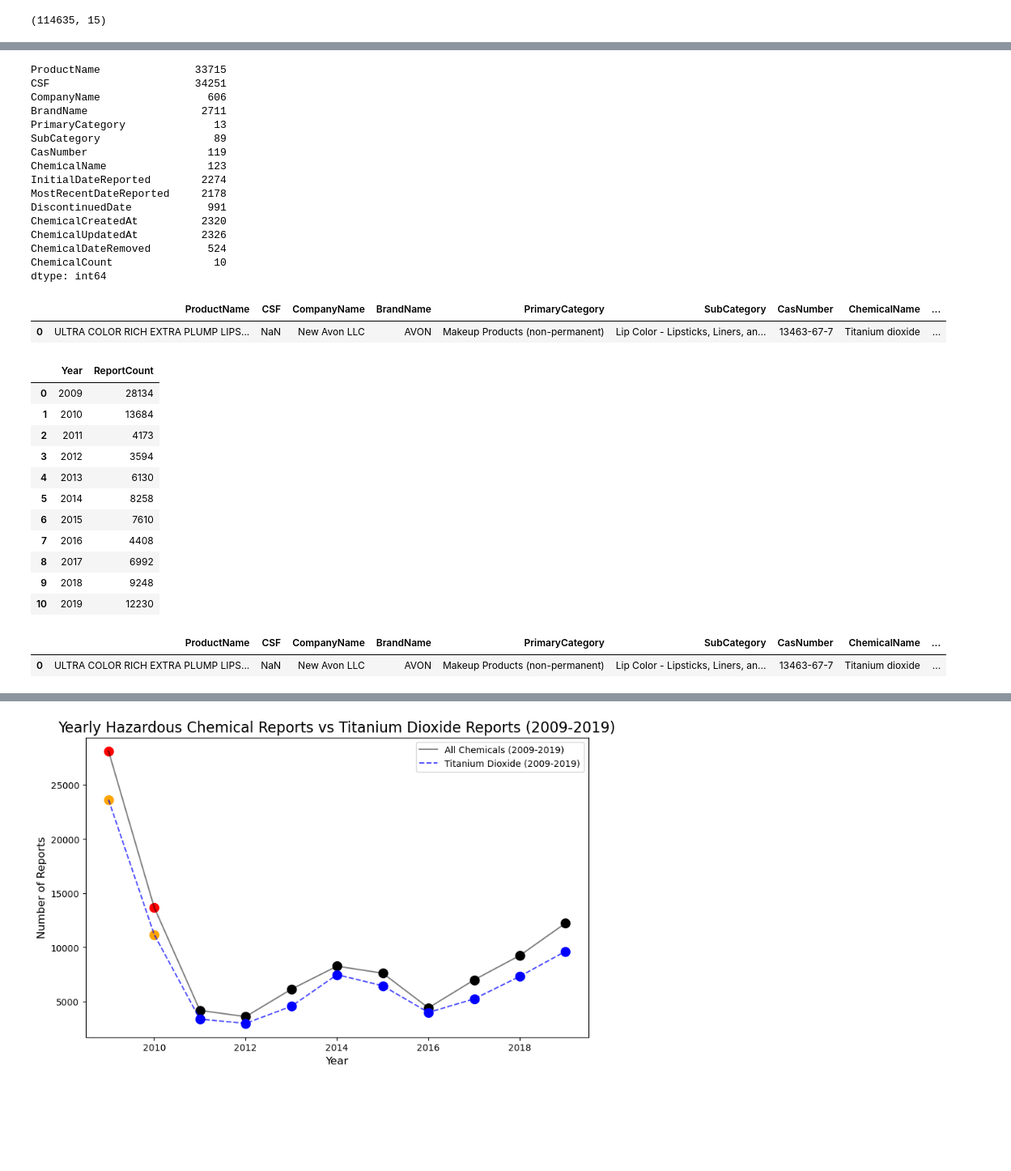
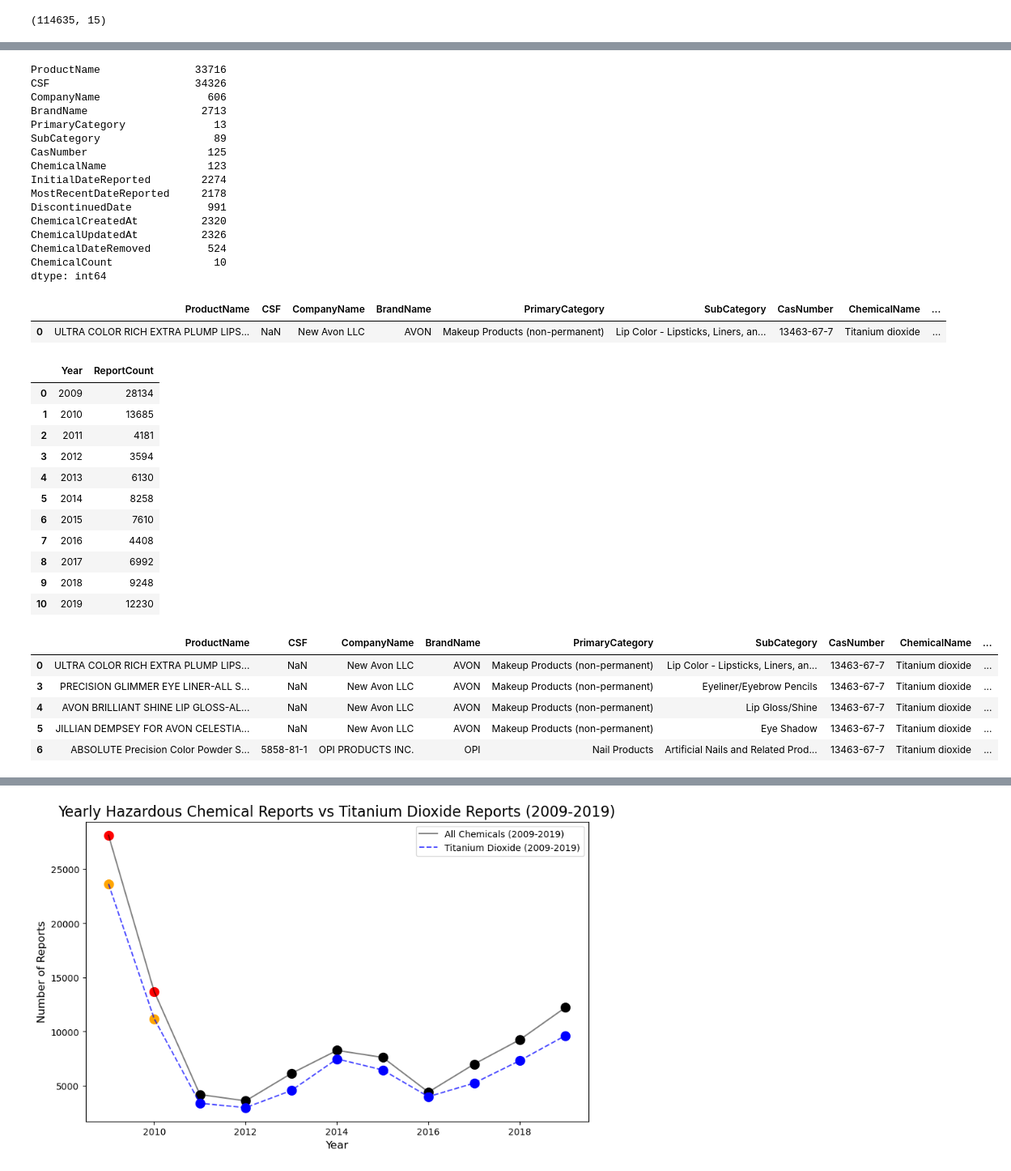
Before and after one commit to Nova8F/Project_1.0, a Jupyter notebook: DM_Project1_Group1_EDA.ipynb, the cells around one changed output, grey strips where cells are left out. Shown: that part at 81% size. Drawn from its saved outputs; the diff is of its cells as text; code cells hidden in the pictures; blank space fills up the shorter version.

Commit message:
10/21 edits, data cleaning for final script

```diff
--- a/DM_Project1_Group1_EDA.ipynb
+++ b/DM_Project1_Group1_EDA.ipynb
@@ -8,7 +8,7 @@ import warnings
 warnings.filterwarnings("ignore")
 # %%
 # Read in the data set
-input_data = "Resources/cosmetics_data.csv"
+input_data = "Resources/cscpopendata.csv"
 cosmetics_df = pd.read_csv(input_data, low_memory=False)
 cosmetics_df.head(1)
 # %% [output]
@@ -55,13 +55,13 @@ cosmetics_cleaned_df.shape
 # Check unique values for each column
 cosmetics_cleaned_df.nunique()
 # %% [output]
-ProductName               33715
-CSF                       34251
+ProductName               33716
+CSF                       34326
 CompanyName                 606
-BrandName                  2711
+BrandName                  2713
 PrimaryCategory              13
 SubCategory                  89
-CasNumber                   119
+CasNumber                   125
 ChemicalName                123
 InitialDateReported        2274
 MostRecentDateReported     2178
@@ -94,8 +94,8 @@ yearly_report_df
 # %% [output]
 |  | Year | ReportCount |
 | 0 | 2009 | 28134 |
-| 1 | 2010 | 13684 |
-| 2 | 2011 | 4173 |
+| 1 | 2010 | 13685 |
+| 2 | 2011 | 4181 |
 | 3 | 2012 | 3594 |
 | 4 | 2013 | 6130 |
 | 5 | 2014 | 8258 |
@@ -106,11 +106,15 @@ yearly_report_df
 | 10 | 2019 | 12230 |
 # %%
 # Filter the dataset for reports of titanium dioxide
-titanium_dioxide_df = cosmetics_cleaned_df[cosmetics_cleaned_df['ChemicalName'].str.contains("titanium dioxide", case=False, na=False)]
-titanium_dioxide_df.head(1)
+titanium_dioxide_df = cosmetics_cleaned_df[cosmetics_cleaned_df['ChemicalName'].str.contains("Titanium dioxide", case=False, na=False)]
+titanium_dioxide_df.head()
 # %% [output]
 |  | ProductName | CSF | CompanyName | BrandName | PrimaryCategory | SubCategory | CasNumber | ChemicalName | ... |
 | 0 | ULTRA COLOR RICH EXTRA PLUMP LIPS... | NaN | New Avon LLC | AVON | Makeup Products (non-permanent) | Lip Color - Lipsticks, Liners, an... | 13463-67-7 | Titanium dioxide | ... |
+| 3 | PRECISION GLIMMER EYE LINER-ALL S... | NaN | New Avon LLC | AVON | Makeup Products (non-permanent) | Eyeliner/Eyebrow Pencils | 13463-67-7 | Titanium dioxide | ... |
+| 4 | AVON BRILLIANT SHINE LIP GLOSS-AL... | NaN | New Avon LLC | AVON | Makeup Products (non-permanent) | Lip Gloss/Shine | 13463-67-7 | Titanium dioxide | ... |
+| 5 | JILLIAN DEMPSEY FOR AVON CELESTIA... | NaN | New Avon LLC | AVON | Makeup Products (non-permanent) | Eye Shadow | 13463-67-7 | Titanium dioxide | ... |
+| 6 | ABSOLUTE Precision Color Powder S... | 5858-81-1 | OPI PRODUCTS INC. | OPI | Nail Products | Artificial Nails and Related Prod... | 13463-67-7 | Titanium dioxide | ... |
 # %%
 # Count the number of titanium dioxide reports for each year
 yearly_titanium_dioxide_count = titanium_dioxide_df['YearReported'].value_counts().sort_index()
```
Also changed, not shown: parts of 7 cells of this notebook, 2 other files.
